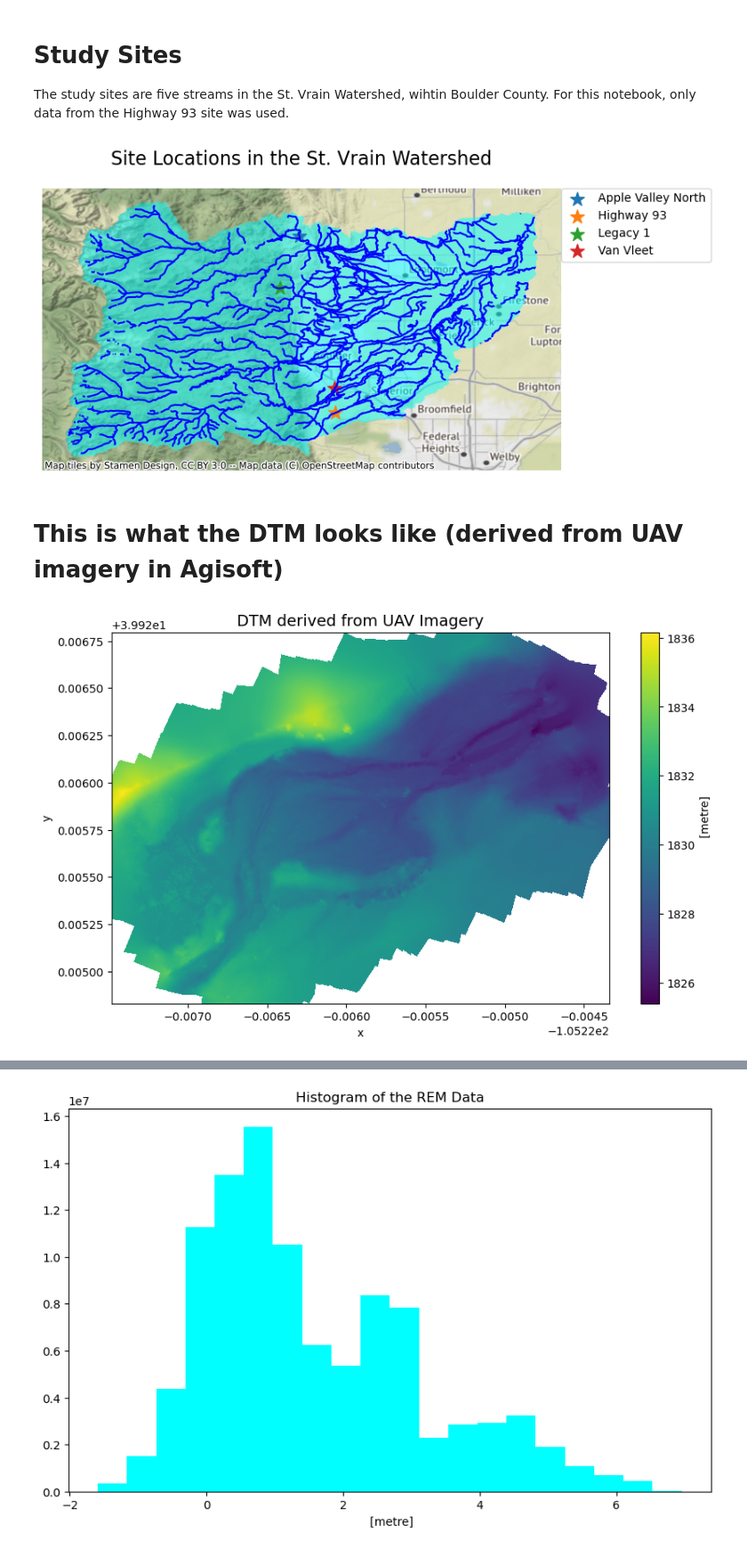
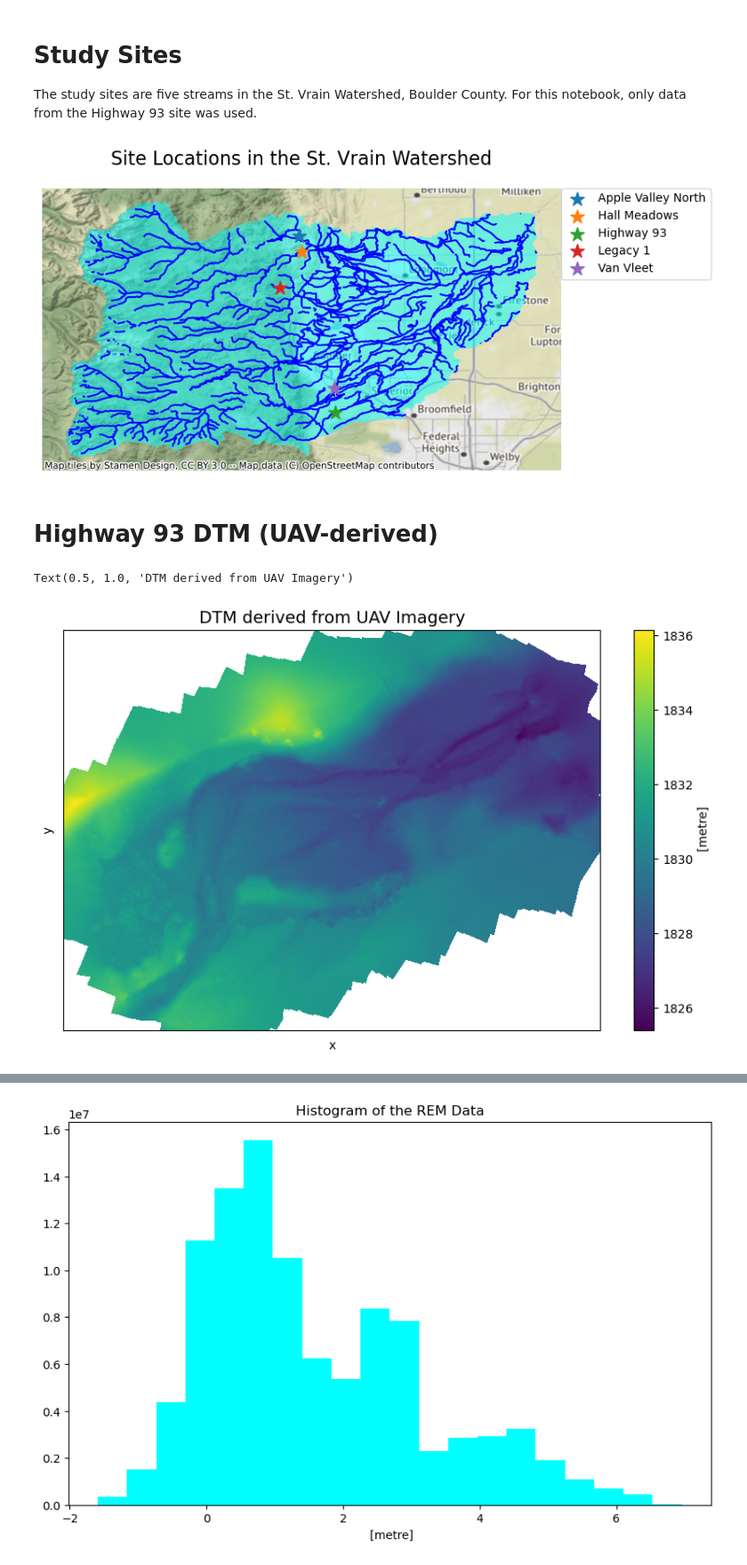
Before and after one commit to lechipman/example-project-repository, a Jupyter notebook: watershed_project.ipynb, the cells around one changed output, grey strips where cells are left out. Shown at 89% size. Saved outputs shown, nothing was run; the diff lists cells and outputs as text; code cells hidden in the pictures.

```diff
--- a/watershed_project.ipynb
+++ b/watershed_project.ipynb
@@ -49,12 +67,12 @@ if not os.path.exists(working_dir):
 os.chdir(working_dir)
 # %% [markdown]
 # Study Sites
-The study sites are five streams in the St. Vrain Watershed, wihtin Boulder County. For this notebook, only data from the Highway 93 site was used.
+The study sites are five streams in the St. Vrain Watershed, Boulder County. For this notebook, only data from the Highway 93 site was used.
 # %%
-# Plot the study sites
-plot_study_sites()
+# Plot the study sites - find related code in plot_site_map
+plot_sites()
 # %% [output]
-[figure, old version]
+[figure, new version]
 # %%
 # Define url, directory, and path to DTM
 hwy_93_url = ("https://github.com/lechipman/watershed-project/releases"
@@ -77,14 +95,29 @@ if (not os.path.exists(dtm_path)) or override_cache:
     with open(dtm_path, 'wb') as dtm_file:
         dtm_file.write(response.content)
 # %% [markdown]
-# This is what the DTM  looks like (derived from UAV imagery in Agisoft)
+# Highway 93 DTM (UAV-derived)
 # %%
 # Open and plot the DTM
 dtm = rxr.open_rasterio(dtm_path, masked=True)
 fig, ax = plt.subplots(1, 1, figsize=(10, 6))
 
-dtm.plot(ax=ax)
-ax.set_title('DTM derived from UAV Imagery', fontsize=14);
+# Hide x and y axes labels and ticks
+ax.xaxis.set_tick_params(labelbottom=False)
+ax.yaxis.set_tick_params(labelleft=False)
+ax.set_xticks([])
+ax.set_yticks([])
+
+# Plot DTM
+dtm.coarsen(
+    x=3,
+    boundary='trim').mean().coarsen(
+        y=3,
+        boundary='trim').mean().squeeze().plot(
+            ax=ax)
+
+# Add title
+ax.set_title('DTM derived from UAV Imagery', fontsize=14)
 # %% [output]
+Text(0.5, 1.0, 'DTM derived from UAV Imagery')
-[figure, old version]
+[figure, new version]
 # %% [markdown]
```
Also changed, not shown: parts of 9 cells of this notebook, 4 other files.
